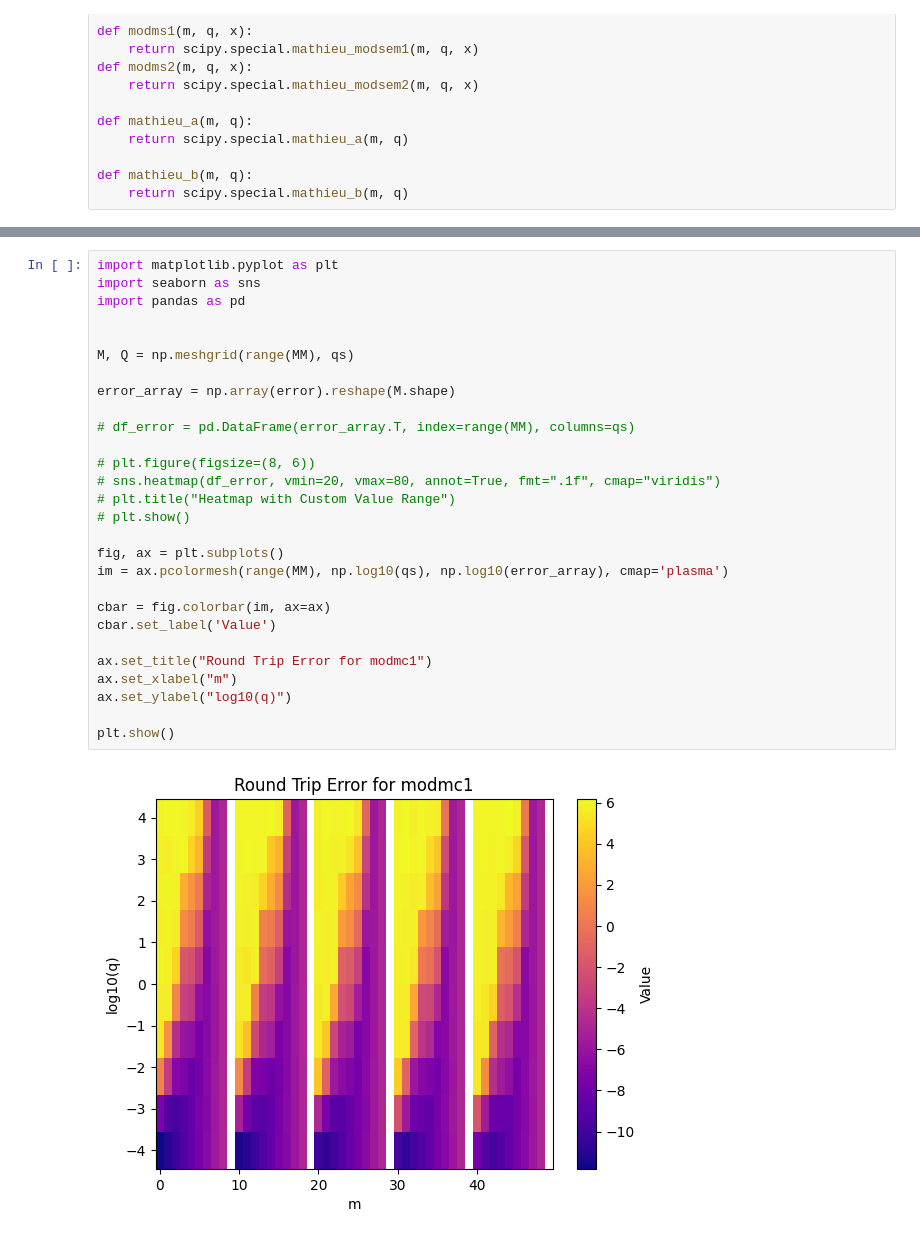
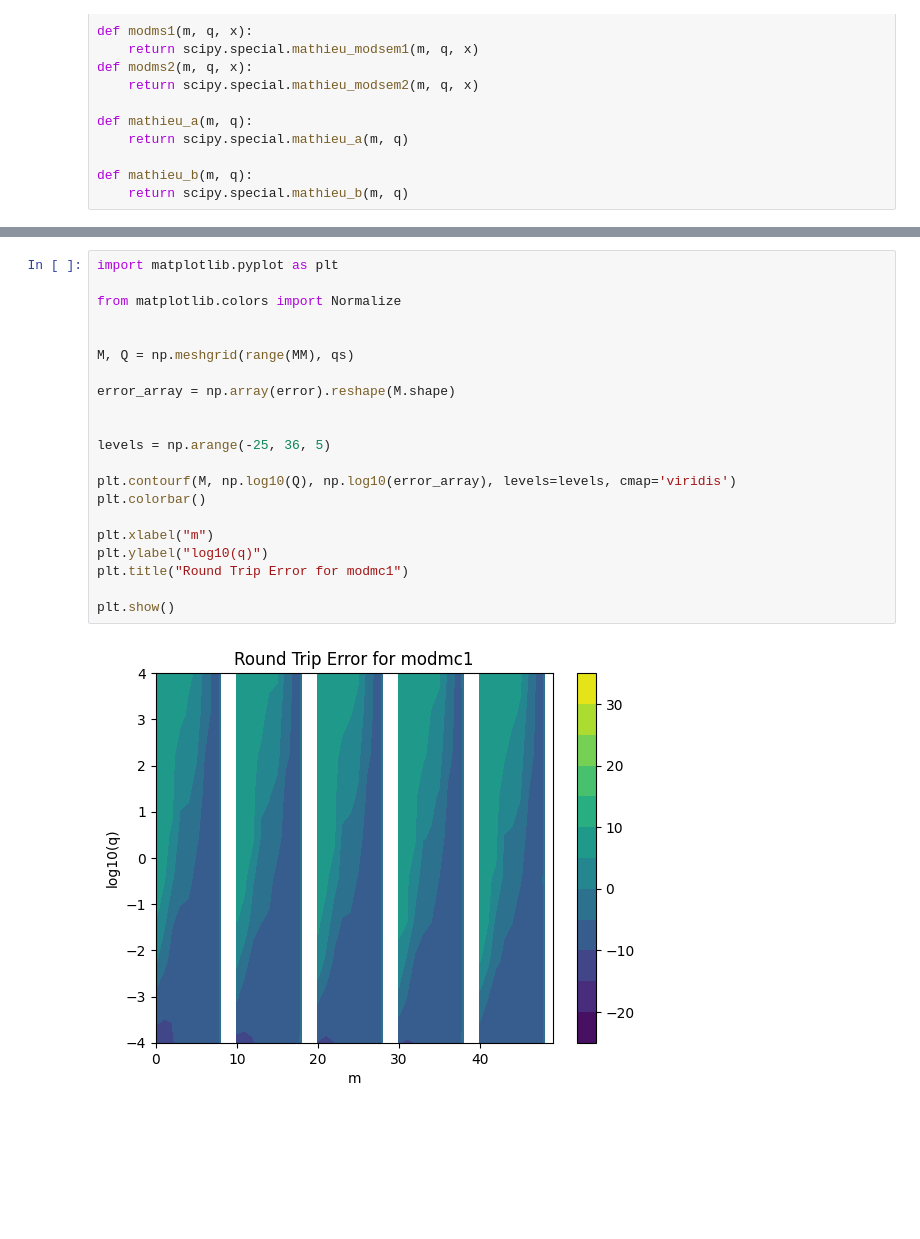
Before and after one commit to brorson/ScipyMathieuTesting, a Jupyter notebook: round_trip_modfuncs.ipynb, the cells around one changed output, grey strips where cells are left out. Cells and saved outputs as stored; diff of their text form; blank space fills up the shorter version.

```diff
--- a/round_trip_modfuncs.ipynb
+++ b/round_trip_modfuncs.ipynb
@@ -72,34 +72,27 @@ m = 49, q = 1291.5496650148827, error = 0.019306571215931125
 m = 49, q = 10000.0, error = nan
 # %%
 import matplotlib.pyplot as plt
-import seaborn as sns
-import pandas as pd
+
+from matplotlib.colors import Normalize
 
 
 M, Q = np.meshgrid(range(MM), qs)
 
 error_array = np.array(error).reshape(M.shape)
 
-# df_error = pd.DataFrame(error_array.T, index=range(MM), columns=qs)
 
-# plt.figure(figsize=(8, 6))
-# sns.heatmap(df_error, vmin=20, vmax=80, annot=True, fmt=".1f", cmap="viridis")
-# plt.title("Heatmap with Custom Value Range")
-# plt.show()
+levels = np.arange(-25, 36, 5)
 
-fig, ax = plt.subplots()
-im = ax.pcolormesh(range(MM), np.log10(qs), np.log10(error_array), cmap='plasma')
+plt.contourf(M, np.log10(Q), np.log10(error_array), levels=levels, cmap='viridis')
+plt.colorbar()
 
-cbar = fig.colorbar(im, ax=ax)
-cbar.set_label('Value')
-
-ax.set_title("Round Trip Error for modmc1")
-ax.set_xlabel("m")
-ax.set_ylabel("log10(q)")
+plt.xlabel("m")
+plt.ylabel("log10(q)")
+plt.title("Round Trip Error for modmc1")
 
 plt.show()
 # %% [output]
-[figure, old version]
+[figure, new version]
 # %%
 # Round trip modmc2
 
```
Also changed, not shown: parts of 7 cells of this notebook.
